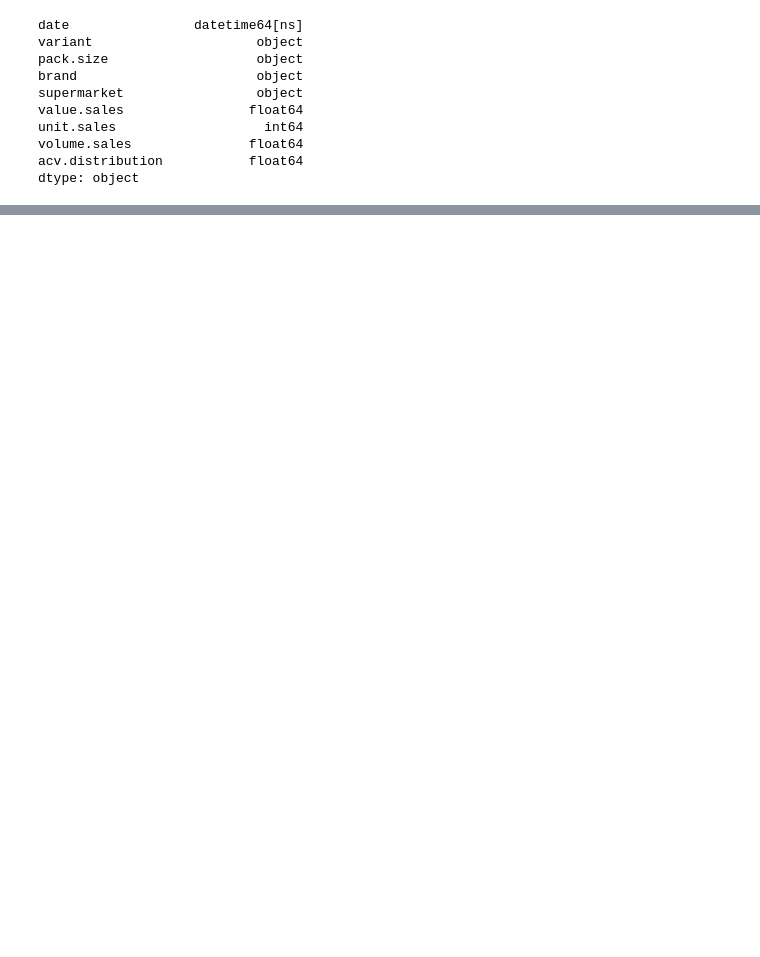
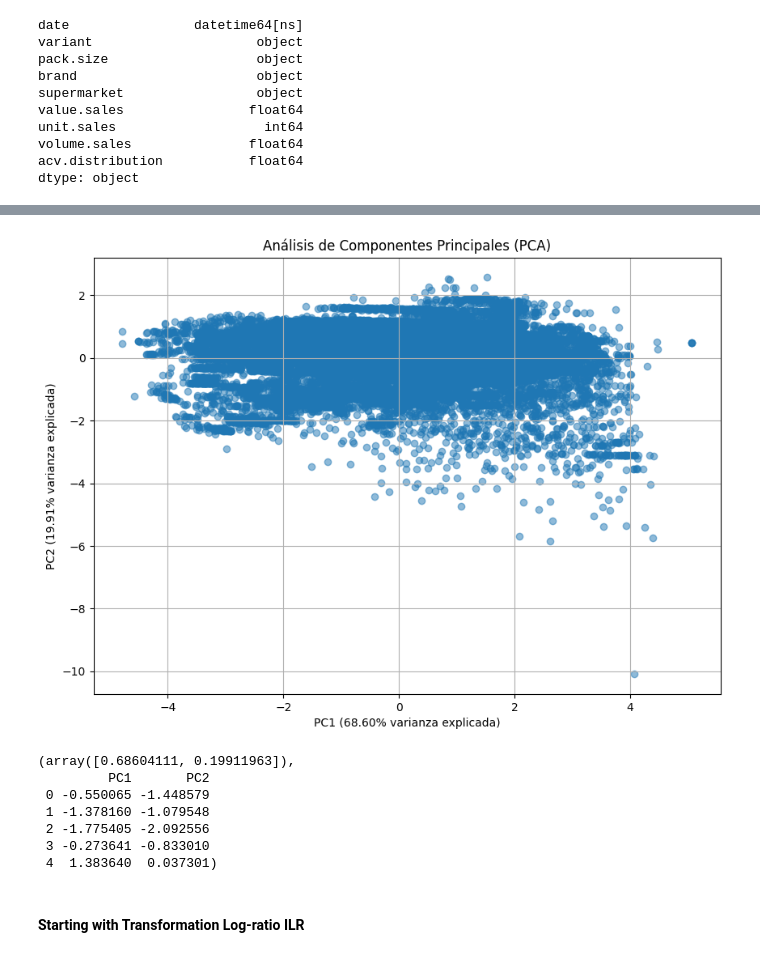
Before and after one commit to oscarjibou/BT-DataAnalysis, a Jupyter notebook: main.ipynb, the cells around one changed output, grey strips where cells are left out. Saved outputs shown, nothing was run; the diff lists cells and outputs as text; code cells hidden in the pictures; blank space fills up the shorter version.

Commit message:
transformaciones de ilr hechas

```diff
--- a/main.ipynb
+++ b/main.ipynb
@@ -39,0 +74,15 @@ plt.show()
+# %%
+def clr_transformation(data, columns):
+    geometric_mean = data[columns].apply(
+        lambda x: np.exp(np.mean(np.log(x))), axis=1
+    )  # axis=1 to apply the function to each row if not it will apply to each column
+    clr_trans = np.log(data[columns].div(geometric_mean, axis=0))
+    return clr_trans
+
+
+# apply clr transformation
+clr_data = clr_transformation(
+    data, ["value.sales", "unit.sales", "volume.sales", "acv.distribution"]
+)
+
+clr_data.head()
@@ -39,0 +97,40 @@ plt.show()
+# %%
+# visualize the clr transformed data
+from sklearn.preprocessing import StandardScaler
+from sklearn.decomposition import PCA
+
+# Normalizar los datos CLR
+scaler = StandardScaler()
+clr_data_normalized = scaler.fit_transform(clr_data)
+
+# Aplicar PCA
+pca = PCA(n_components=2)  # Reduciendo a 2 componentes para visualización
+principal_components = pca.fit_transform(clr_data_normalized)
+
+# Varianza explicada por cada componente principal
+explained_variance = pca.explained_variance_ratio_
+
+# Crear un DataFrame con las componentes principales
+pca_df = pd.DataFrame(data=principal_components, columns=["PC1", "PC2"])
+
+# Visualizar los resultados del PCA
+plt.figure(figsize=(10, 7))
+plt.scatter(pca_df["PC1"], pca_df["PC2"], alpha=0.5)
+plt.xlabel(f"PC1 ({explained_variance[0]:.2%} varianza explicada)")
+plt.ylabel(f"PC2 ({explained_variance[1]:.2%} varianza explicada)")
+plt.title("Análisis de Componentes Principales (PCA)")
+plt.grid(True)
+plt.show()
+
+explained_variance, pca_df.head()
+# %% [output]
+[figure, added]
+(array([0.68604111, 0.19911963]),
+         PC1       PC2
+ 0 -0.550065 -1.448579
+ 1 -1.378160 -1.079548
+ 2 -1.775405 -2.092556
+ 3 -0.273641 -0.833010
+ 4  1.383640  0.037301)
+# %% [markdown]
+#### Starting with  Transformation Log-ratio ILR
```
Also changed, not shown: parts of 8 cells of this notebook, 2 other files.
